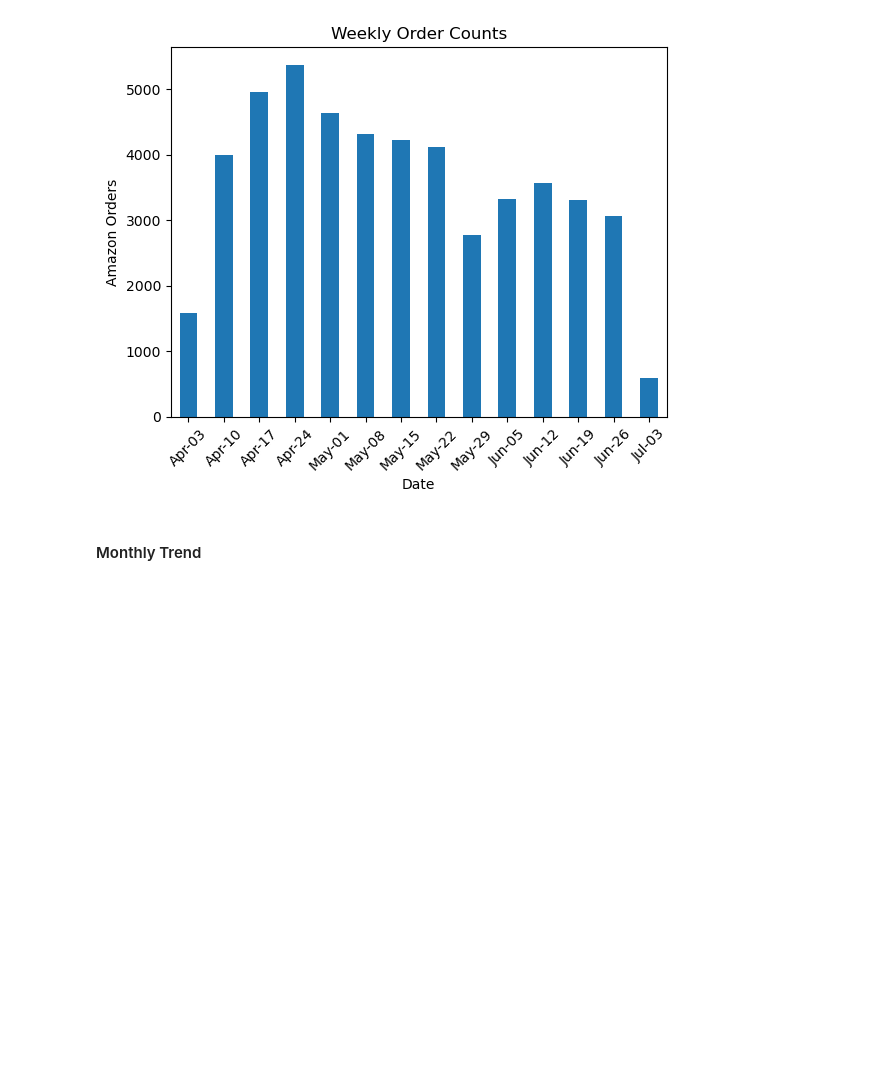
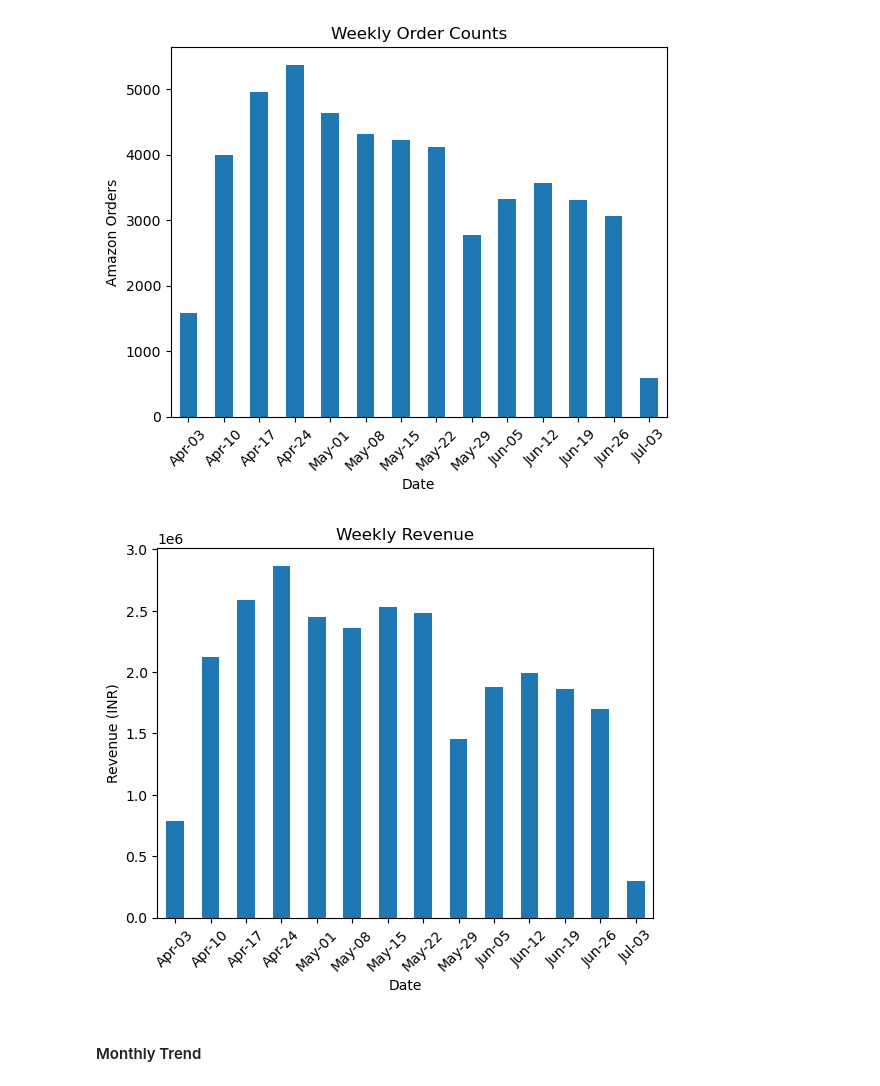
Before and after one commit to brianna-mitri/project-1, a Jupyter notebook: BM_Work/time_analysis.ipynb, the cells around one changed output. Saved outputs shown, nothing was run; the diff lists cells and outputs as text; code cells hidden in the pictures; blank space fills up the shorter version.

```diff
--- a/BM_Work/time_analysis.ipynb
+++ b/BM_Work/time_analysis.ipynb
@@ -67,8 +70 @@ Min Date: 2022-03-31
 Max Date: 2022-06-29
-# %%
-# drop March values (just last day of March (outlier))
-product_sales_df = product_sales_df[product_sales_df['Date'] != "2022-03-31"]
-
-# updated min and max dates
-print(f"Min Date: {product_sales_df['Date'].min()}")
-print(f"Max Date: {product_sales_df['Date'].max()}")
@@ -144,6 +137,18 @@ week_cnt_plt.set_xticklabels(weekly_counts.index.strftime('%b-%d'))
 plt.show()
 # %% [output]
 [figure]
+# %%
+# plot weekly revenue
+week_rev_plt = weekly_revenue.plot(kind='bar', title='Weekly Revenue',
+                                  ylabel='Revenue (INR)', rot=45)
+
+# format xticks
+week_rev_plt.set_xticklabels(weekly_revenue.index.strftime('%b-%d'))
+
+# show plot
+plt.show()
+# %% [output]
+[figure, added]
 # %% [markdown]
 #### Monthly Trend
 # %%
```
Also changed, not shown: parts of 23 cells of this notebook.
